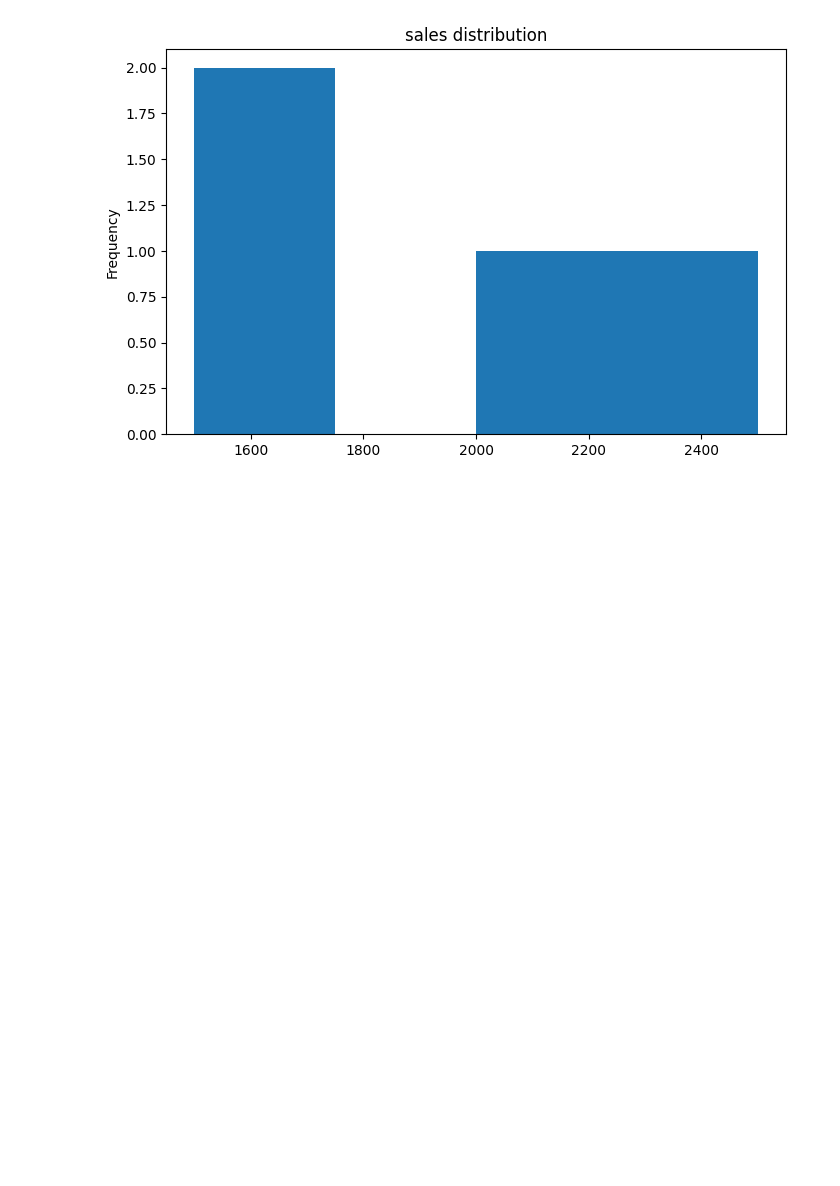
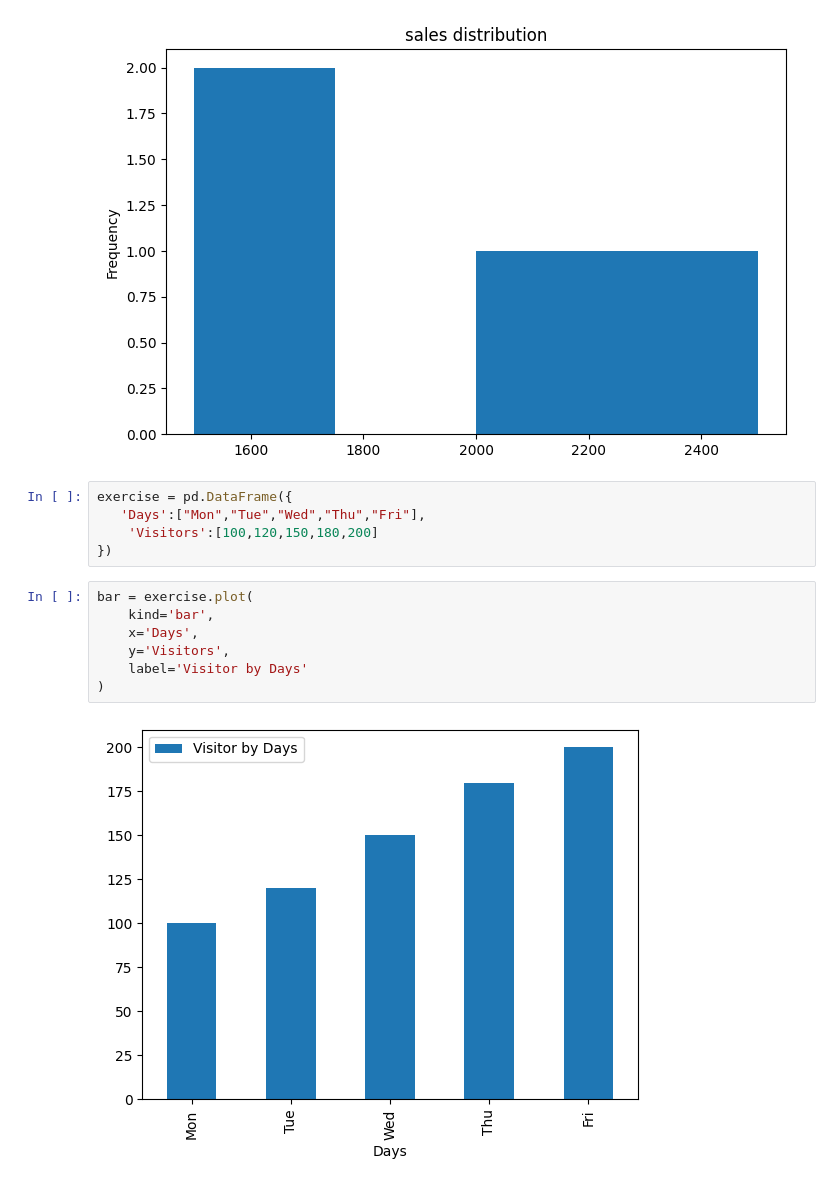
Before and after one commit to helloharendra/Python-DS-AI-11-AM-12-30PM, a Jupyter notebook: roshan/analytics/day32.ipynb, the cells around one changed output. Drawn from its saved outputs; the diff is of its cells as text; blank space fills up the shorter version.

```diff
--- a/roshan/analytics/day32.ipynb
+++ b/roshan/analytics/day32.ipynb
@@ -83,3 +83,17 @@ df['sales'].plot(
 # %% [output]
 <Axes: title={'center': 'sales distribution'}, ylabel='Frequency'>
 [figure]
+# %%
+exercise = pd.DataFrame({
+   'Days':["Mon","Tue","Wed","Thu","Fri"],
+    'Visitors':[100,120,150,180,200]
+})
+# %%
+bar = exercise.plot(
+    kind='bar',
+    x='Days',
+    y='Visitors',
+    label='Visitor by Days'
+)
+# %% [output]
+[figure, added]
```
Also changed, not shown: parts of 2 cells of this notebook, 2 other files.
